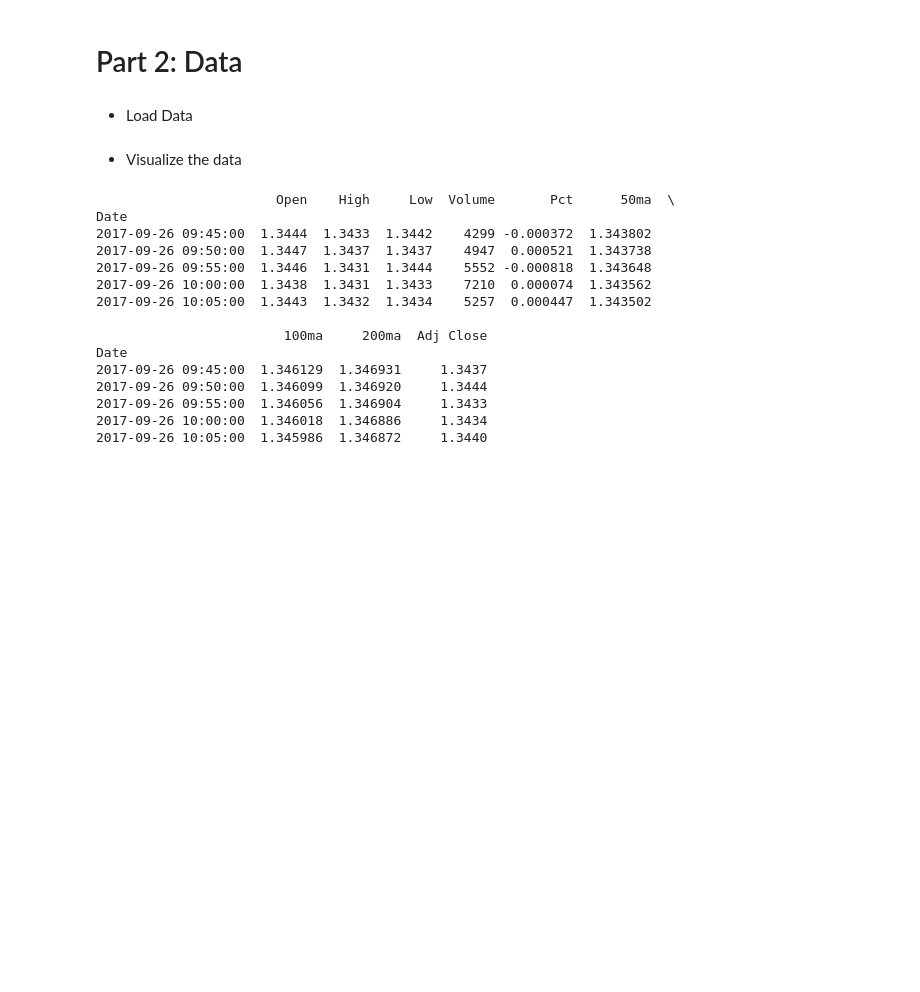
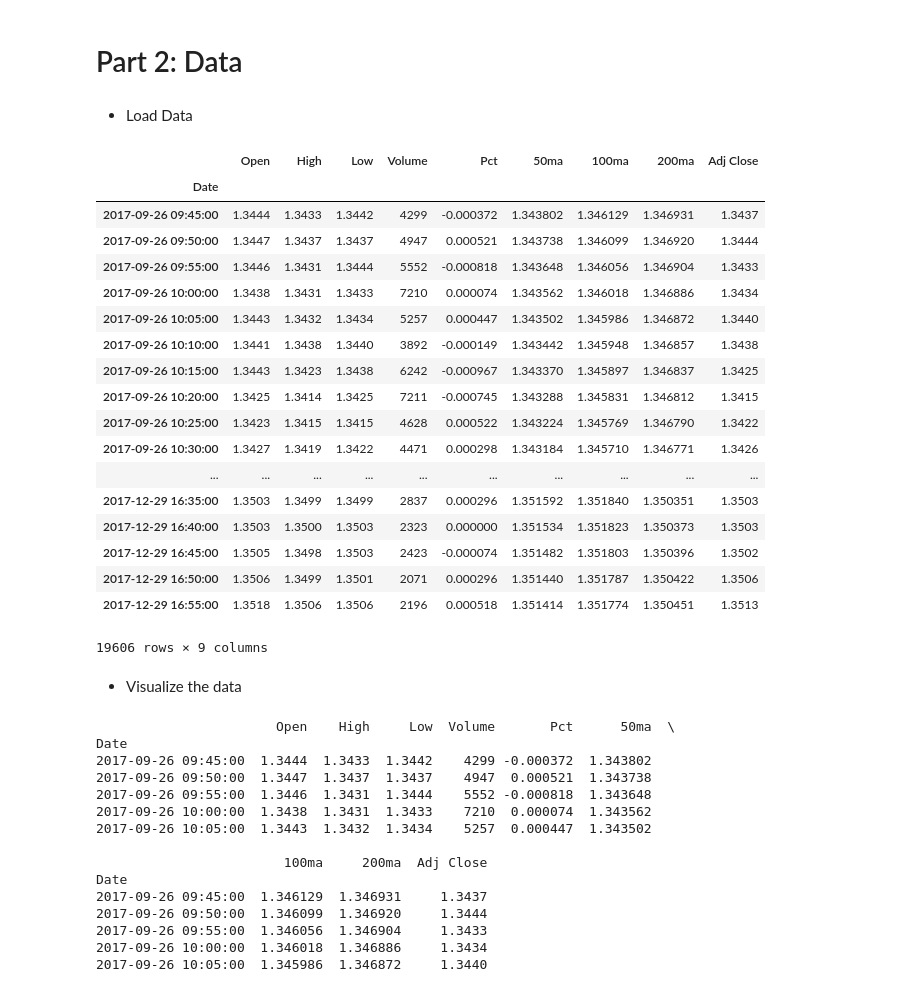
Before and after one commit to ucfbrd/ML-Quant-Finance, a Jupyter notebook: youssef.ipynb, the cells around one changed output. Cells and saved outputs as stored; diff of their text form; code cells hidden in the pictures; blank space fills up the shorter version.

```diff
--- a/youssef.ipynb
+++ b/youssef.ipynb
@@ -82,6 +76,28 @@ def get_stock_data(stock_name, ma=[]):
     return df
 # %%
 df_GBP=get_stock_data("GBP Curncy",  ma=[50, 100, 200])
+# %%
+df_GBP
+# %% [output]
+|  | Open | High | Low | Volume | Pct | 50ma | 100ma | 200ma | Adj Close |
+| Date |  |  |  |  |  |  |  |  |  |
+| 2017-09-26 09:45:00 | 1.3444 | 1.3433 | 1.3442 | 4299 | -0.000372 | 1.343802 | 1.346129 | 1.346931 | 1.3437 |
+| 2017-09-26 09:50:00 | 1.3447 | 1.3437 | 1.3437 | 4947 | 0.000521 | 1.343738 | 1.346099 | 1.346920 | 1.3444 |
+| 2017-09-26 09:55:00 | 1.3446 | 1.3431 | 1.3444 | 5552 | -0.000818 | 1.343648 | 1.346056 | 1.346904 | 1.3433 |
+| 2017-09-26 10:00:00 | 1.3438 | 1.3431 | 1.3433 | 7210 | 0.000074 | 1.343562 | 1.346018 | 1.346886 | 1.3434 |
+| 2017-09-26 10:05:00 | 1.3443 | 1.3432 | 1.3434 | 5257 | 0.000447 | 1.343502 | 1.345986 | 1.346872 | 1.3440 |
+| 2017-09-26 10:10:00 | 1.3441 | 1.3438 | 1.3440 | 3892 | -0.000149 | 1.343442 | 1.345948 | 1.346857 | 1.3438 |
+| 2017-09-26 10:15:00 | 1.3443 | 1.3423 | 1.3438 | 6242 | -0.000967 | 1.343370 | 1.345897 | 1.346837 | 1.3425 |
+| 2017-09-26 10:20:00 | 1.3425 | 1.3414 | 1.3425 | 7211 | -0.000745 | 1.343288 | 1.345831 | 1.346812 | 1.3415 |
+| 2017-09-26 10:25:00 | 1.3423 | 1.3415 | 1.3415 | 4628 | 0.000522 | 1.343224 | 1.345769 | 1.346790 | 1.3422 |
+| 2017-09-26 10:30:00 | 1.3427 | 1.3419 | 1.3422 | 4471 | 0.000298 | 1.343184 | 1.345710 | 1.346771 | 1.3426 |
+| ... | ... | ... | ... | ... | ... | ... | ... | ... | ... |
+| 2017-12-29 16:35:00 | 1.3503 | 1.3499 | 1.3499 | 2837 | 0.000296 | 1.351592 | 1.351840 | 1.350351 | 1.3503 |
+| 2017-12-29 16:40:00 | 1.3503 | 1.3500 | 1.3503 | 2323 | 0.000000 | 1.351534 | 1.351823 | 1.350373 | 1.3503 |
+| 2017-12-29 16:45:00 | 1.3505 | 1.3498 | 1.3503 | 2423 | -0.000074 | 1.351482 | 1.351803 | 1.350396 | 1.3502 |
+| 2017-12-29 16:50:00 | 1.3506 | 1.3499 | 1.3501 | 2071 | 0.000296 | 1.351440 | 1.351787 | 1.350422 | 1.3506 |
+| 2017-12-29 16:55:00 | 1.3518 | 1.3506 | 1.3506 | 2196 | 0.000518 | 1.351414 | 1.351774 | 1.350451 | 1.3513 |
+19606 rows × 9 columns
 # %% [markdown]
 - Visualize the data
 # %%
```
Also changed, not shown: parts of 29 cells of this notebook, 2 other files.
